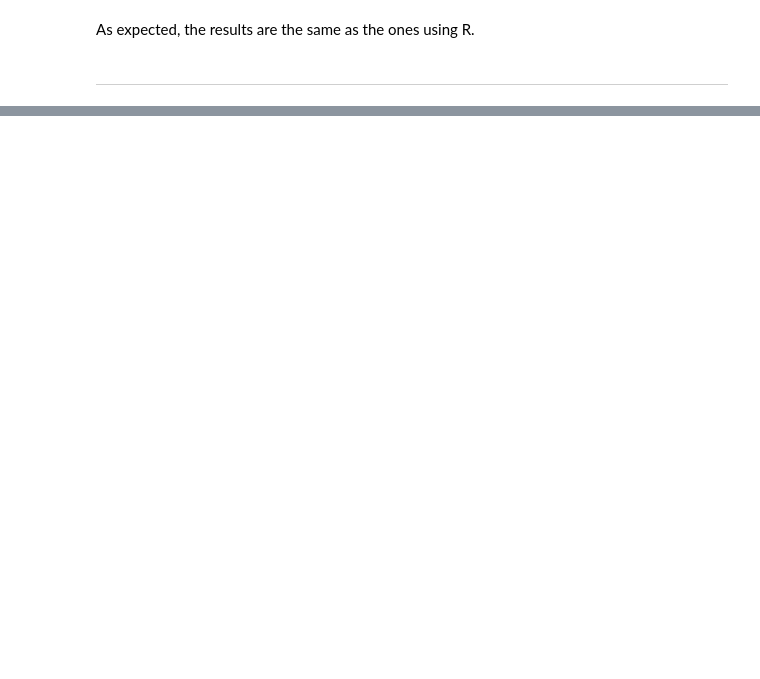
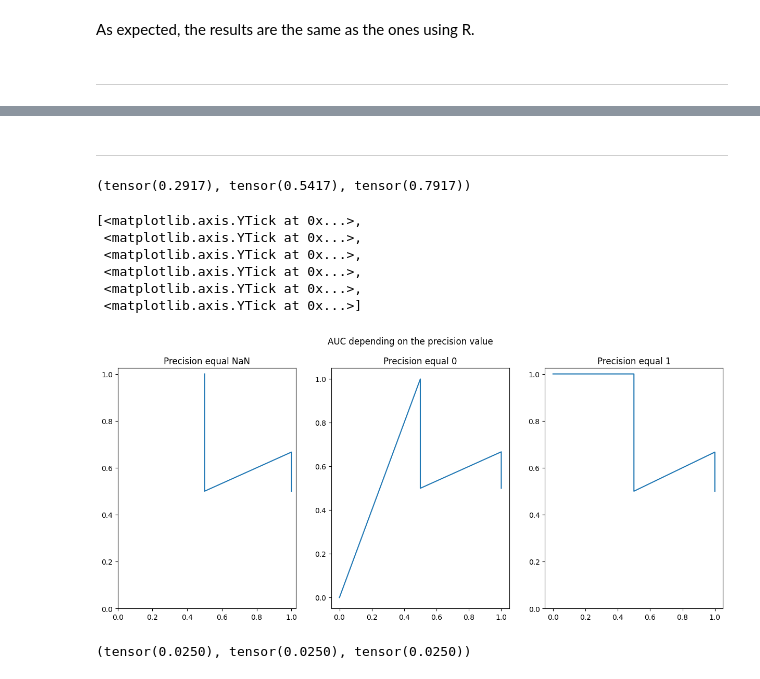
Before and after one commit to juruch/Internship-Sherbrooke, a Jupyter notebook: ROC-to-PR-Curve/PR.ipynb, the cells around one changed output, grey strips where cells are left out. Cells and saved outputs as stored; diff of their text form; code cells hidden in the pictures; blank space fills up the shorter version.

```diff
--- a/ROC-to-PR-Curve/PR.ipynb
+++ b/ROC-to-PR-Curve/PR.ipynb
@@ -446,0 +494,6 @@ In this case we can conclude that either 0, 1 or NaN could work. I would persona
+# %%
+four_labels = torch.tensor([-1, -1, 1, 1])
+four_pred = torch.tensor([0.1, 0.4, 0.35, 0.8])
+
+#This is the example used in the precision_recall_curve page on the scikit learn website.
+#With those values the AUC changes drastically depending on the value chosen for precision when its dominator is equal to 0
@@ -446,0 +530,40 @@ In this case we can conclude that either 0, 1 or NaN could work. I would persona
+# %% [markdown]
+---
+# %%
+PR_AUC(four_pred, four_labels), PR_AUC_0(four_pred, four_labels), PR_AUC_1(four_pred, four_labels)
+# %% [output]
+(tensor(0.2917), tensor(0.5417), tensor(0.7917))
+# %%
+pr = PR_curve(four_pred, four_labels)
+pr_0 = PR_curve_0(four_pred, four_labels)
+pr_1 = PR_curve_1(four_pred, four_labels)
+# %%
+fig, (ax1, ax2, ax3) = plt.subplots(1, 3, figsize=(15, 6))
+fig.suptitle('AUC depending on the precision value')
+
+ax1.plot(pr["recall"][1:], pr["precision"][1:])
+ax1.set_title('Precision equal NaN')
+ax1.set_xticks(np.arange(0, 1.1, 0.2))
+ax1.set_yticks(np.arange(0, 1.1, 0.2))
+
+ax2.plot(pr_0["recall"][0:], pr_0["precision"][0:])
+ax2.set_title('Precision equal 0')
+ax2.set_xticks(np.arange(0, 1.1, 0.2))
+ax2.set_yticks(np.arange(0, 1.1, 0.2))
+
+ax3.plot(pr_1["recall"][0:], pr_1["precision"][0:])
+ax3.set_title('Precision equal 1')
+ax3.set_xticks(np.arange(0, 1.1, 0.2))
+ax3.set_yticks(np.arange(0, 1.1, 0.2))
+# %% [output]
+[<matplotlib.axis.YTick at 0x...>,
+ <matplotlib.axis.YTick at 0x...>,
+ <matplotlib.axis.YTick at 0x...>,
+ <matplotlib.axis.YTick at 0x...>,
+ <matplotlib.axis.YTick at 0x...>,
+ <matplotlib.axis.YTick at 0x...>]
+[figure, added]
+# %%
+Proposed_AUM(four_pred, four_labels), Proposed_AUM_0(four_pred, four_labels), Proposed_AUM_1(four_pred, four_labels)
+# %% [output]
+(tensor(0.0250), tensor(0.0250), tensor(0.0250))
```
Also changed, not shown: parts of 65 cells of this notebook, 1 other file.
